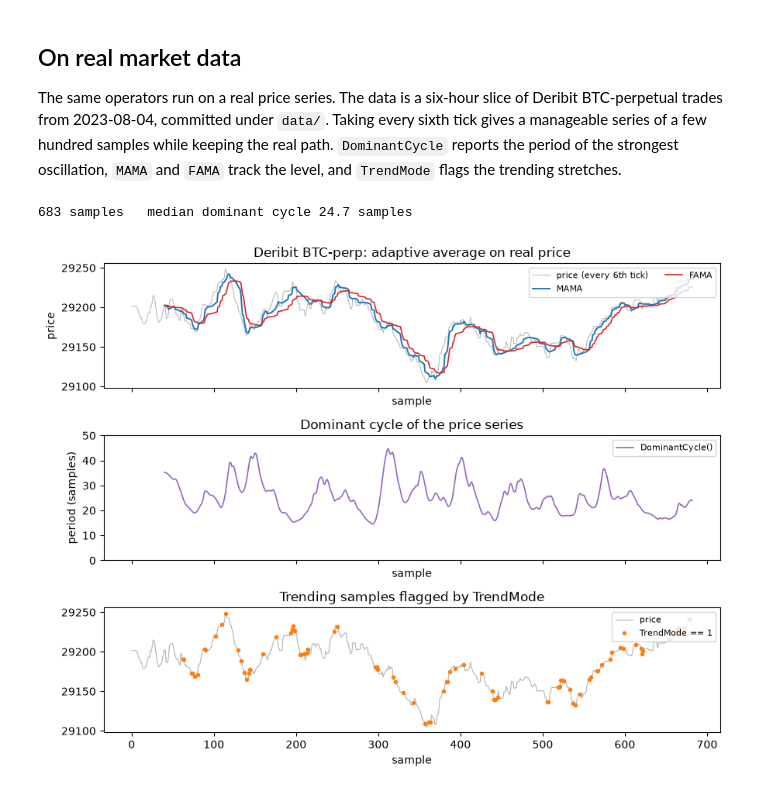
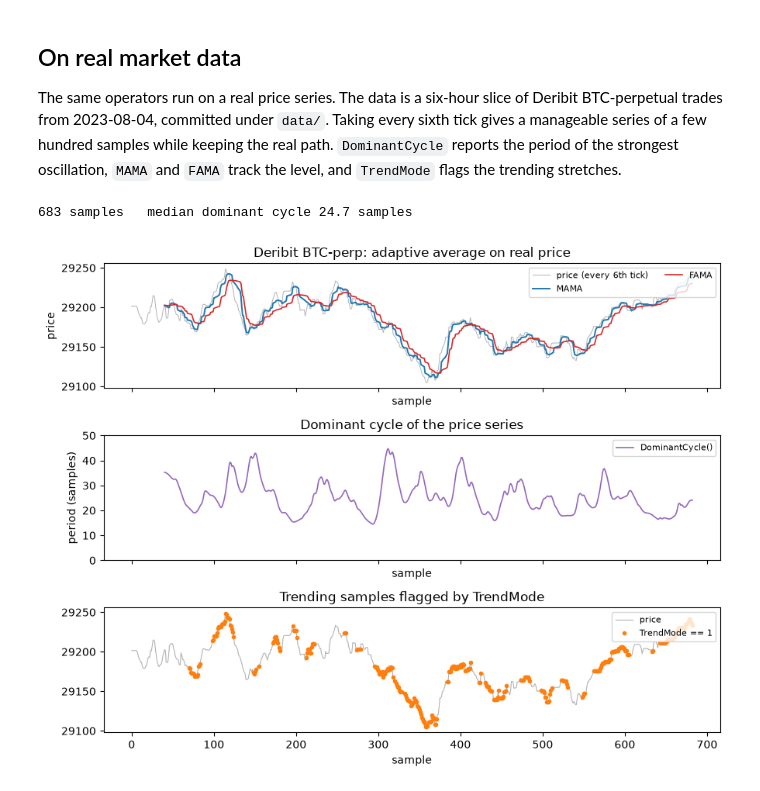
Before and after one commit to screamer-labs/screamer, a Jupyter notebook: docs/notebooks/19-cycle-and-spectral-analysis.ipynb, the cells around one changed output. Drawn from its saved outputs; the diff is of its cells as text; code cells hidden in the pictures.

```diff
--- a/docs/notebooks/19-cycle-and-spectral-analysis.ipynb
+++ b/docs/notebooks/19-cycle-and-spectral-analysis.ipynb
@@ -211,32 +216,32 @@ if not data_path.is_file():
 if not data_path.is_file():
     raise FileNotFoundError(
         "Bundled Deribit sample data not found. Run this notebook from the repository root or docs/notebooks."
     )
 
 trades = pd.read_csv(data_path)
 price = trades["price"].to_numpy(np.float64)[::6]     # every sixth tick
 
 r_period = DominantCycle()(price)
 r_mama, r_fama = MAMA(fast_limit=0.5, slow_limit=0.05)(price).T
-r_mode = TrendMode(phase_rate_frac=0.5)(price)
+r_mode = TrendMode()(price)
 
 print(f"{len(price):,} samples   median dominant cycle {np.nanmedian(r_period):.1f} samples")
 
 fig, (axp, axc, axt) = plt.subplots(3, 1, figsize=(9, 7), sharex=True)
 axp.plot(price, lw=0.7, color="0.7", label="price (every 6th tick)")
 axp.plot(r_mama, lw=1.4, color="C0", label="MAMA")
 axp.plot(r_fama, lw=1.2, color="C3", label="FAMA")
 finish(axp, "Deribit BTC-perp: adaptive average on real price", ylabel="price", ncol=2)
 
 axc.plot(r_period, lw=1.2, color="C4", label="DominantCycle()")
 axc.set_ylim(0, 50)
 finish(axc, "Dominant cycle of the price series", ylabel="period (samples)")
 
 hits = np.where(r_mode == 1.0)[0]
 axt.plot(price, lw=0.8, color="0.7", label="price")
 axt.plot(hits, price[hits], "o", ms=3, color="C1", label="TrendMode == 1")
 finish(axt, "Trending samples flagged by TrendMode")
 plt.tight_layout()
 # %% [output]
 683 samples   median dominant cycle 24.7 samples
-[figure, old version]
+[figure, new version]
```
Also changed, not shown: parts of 7 cells of this notebook, 48 other files.
